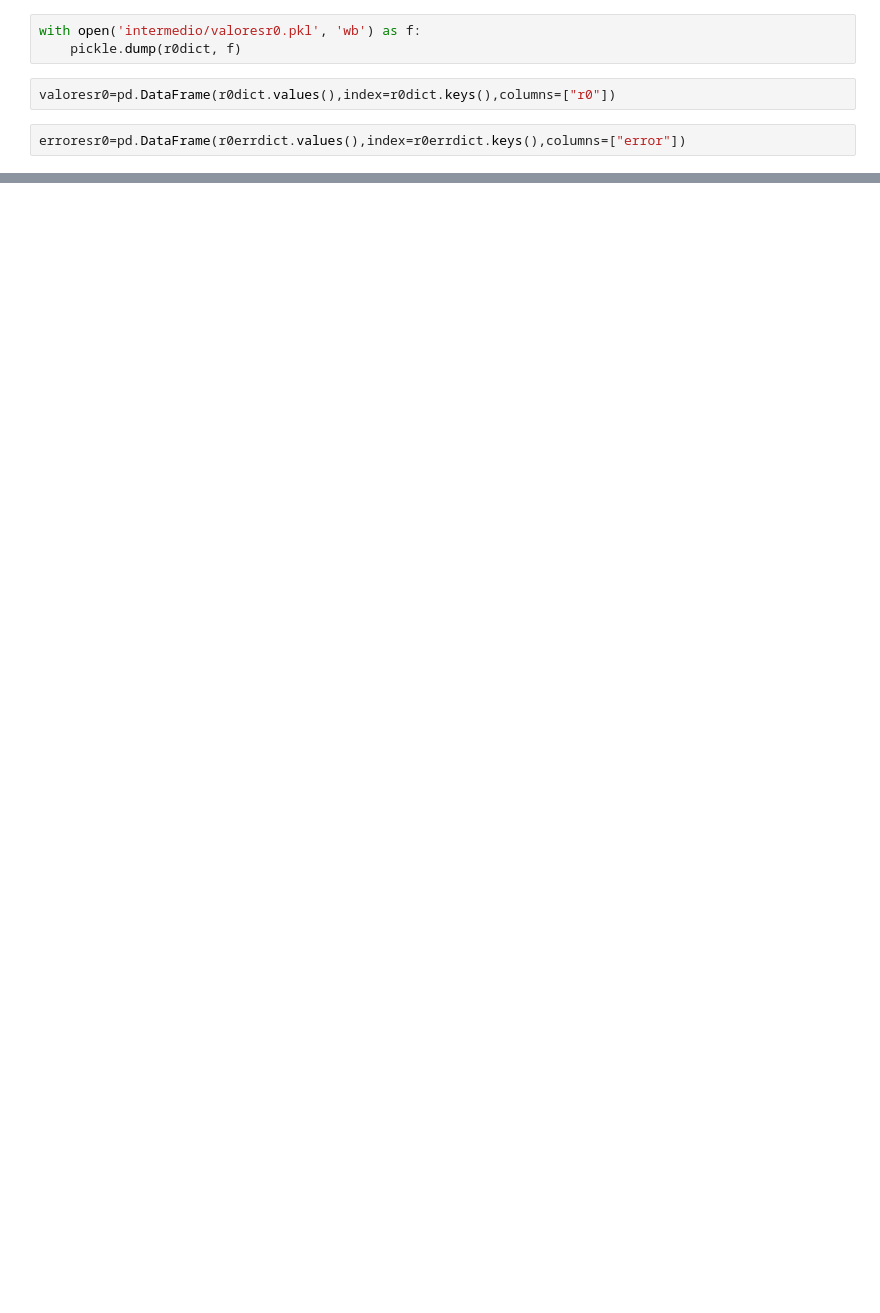
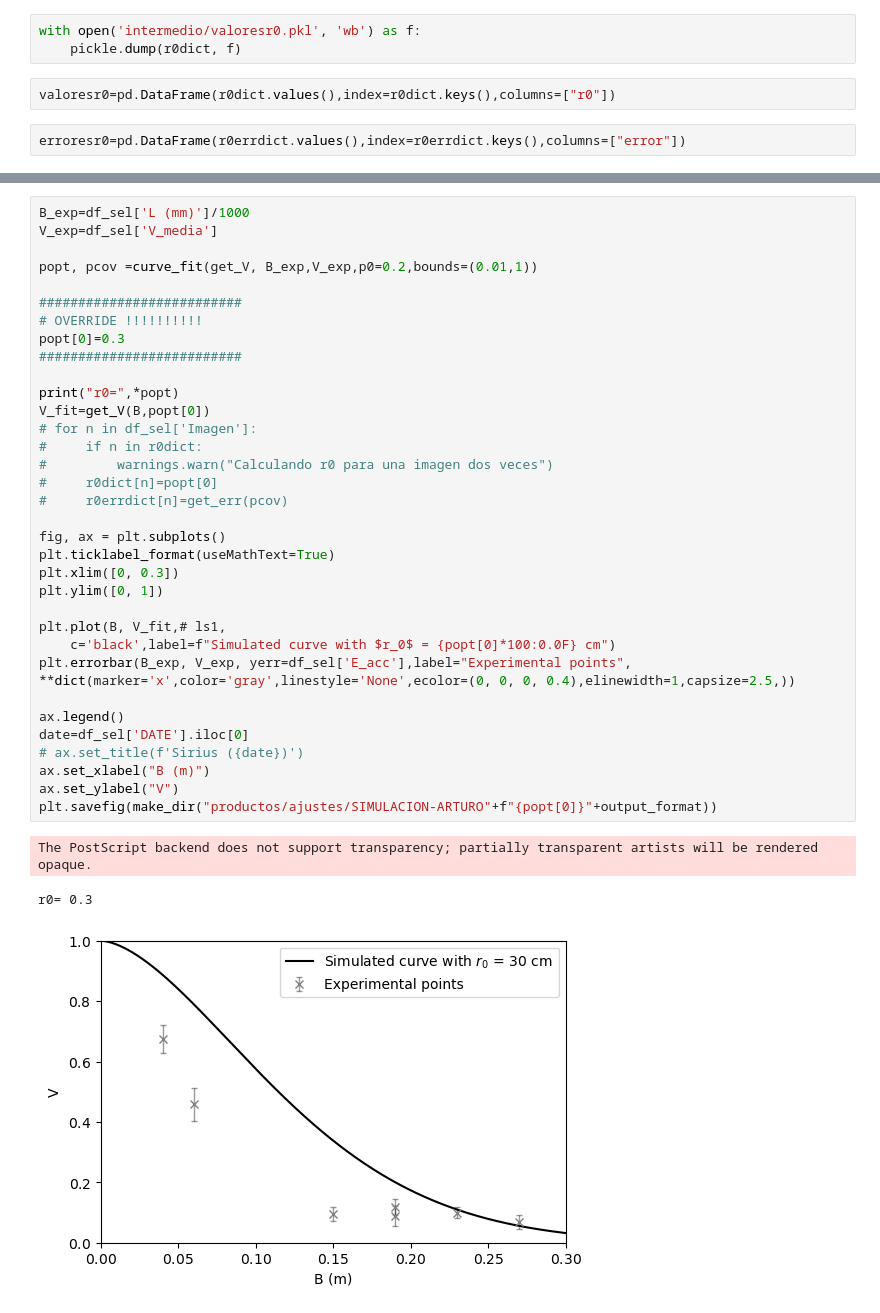
Before and after one commit to ivianrr/interferometry-paper, a Jupyter notebook: 02.1-arturo-ajuste-seeing-visibilidad.ipynb, the cells around one changed output, grey strips where cells are left out. Drawn from its saved outputs; the diff is of its cells as text; blank space fills up the shorter version.

Commit message:
cosas para añadir al ppt

```diff
--- a/02.1-arturo-ajuste-seeing-visibilidad.ipynb
+++ b/02.1-arturo-ajuste-seeing-visibilidad.ipynb
@@ -126,0 +133,39 @@ r0df
+# %%
+B_exp=df_sel['L (mm)']/1000
+V_exp=df_sel['V_media']
+
+popt, pcov =curve_fit(get_V, B_exp,V_exp,p0=0.2,bounds=(0.01,1))
+
+##########################
+# OVERRIDE !!!!!!!!!!
+popt[0]=0.3
+##########################
+
+print("r0=",*popt)
+V_fit=get_V(B,popt[0])
+# for n in df_sel['Imagen']:
+#     if n in r0dict:
+#         warnings.warn("Calculando r0 para una imagen dos veces")
+#     r0dict[n]=popt[0]
+#     r0errdict[n]=get_err(pcov)
+
+fig, ax = plt.subplots()
+plt.ticklabel_format(useMathText=True)
+plt.xlim([0, 0.3])
+plt.ylim([0, 1])
+
+plt.plot(B, V_fit,# ls1,
+    c='black',label=f"Simulated curve with $r_0$ = {popt[0]*100:0.0F} cm")
+plt.errorbar(B_exp, V_exp, yerr=df_sel['E_acc'],label="Experimental points",
+**dict(marker='x',color='gray',linestyle='None',ecolor=(0, 0, 0, 0.4),elinewidth=1,capsize=2.5,))
+
+ax.legend()
+date=df_sel['DATE'].iloc[0]
+# ax.set_title(f'Sirius ({date})')
+ax.set_xlabel("B (m)")
+ax.set_ylabel("V")
+plt.savefig(make_dir("productos/ajustes/SIMULACION-ARTURO"+f"{popt[0]}"+output_format))
+# %% [output]
+The PostScript backend does not support transparency; partially transparent artists will be rendered opaque.
+r0= 0.3
+[figure, added]
```
Also changed, not shown: parts of 8 cells of this notebook, 4 other files.
